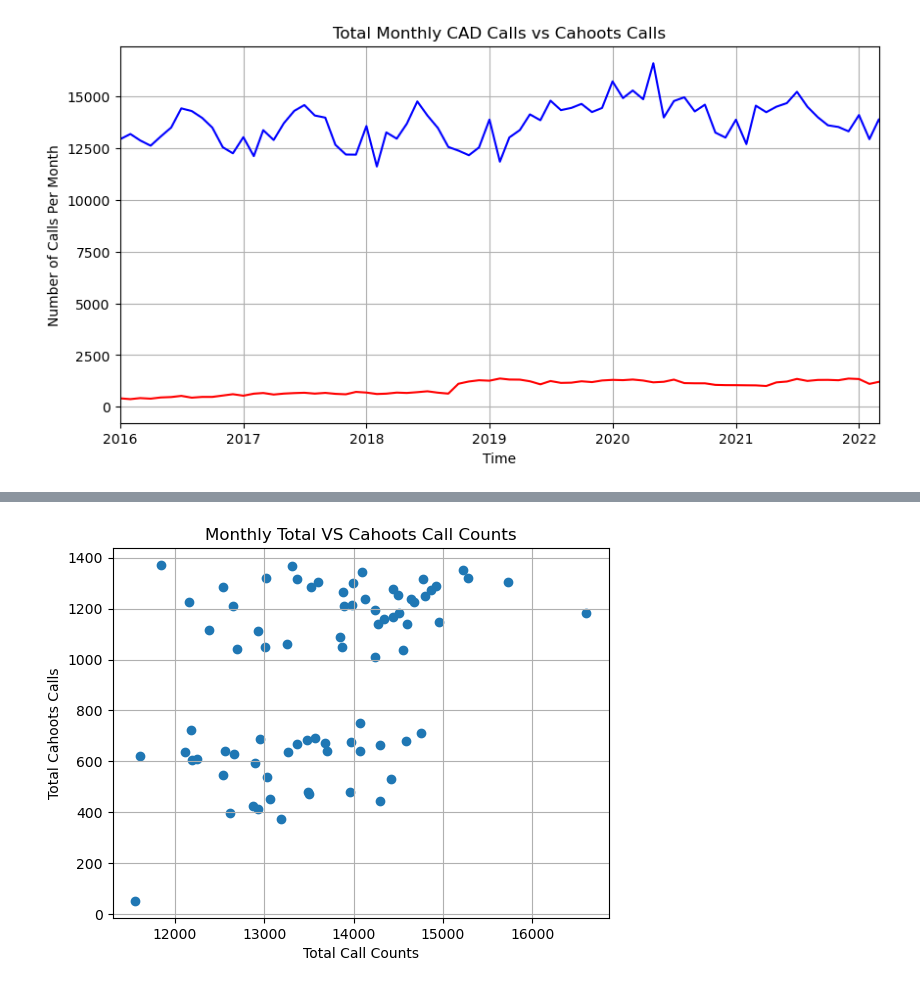
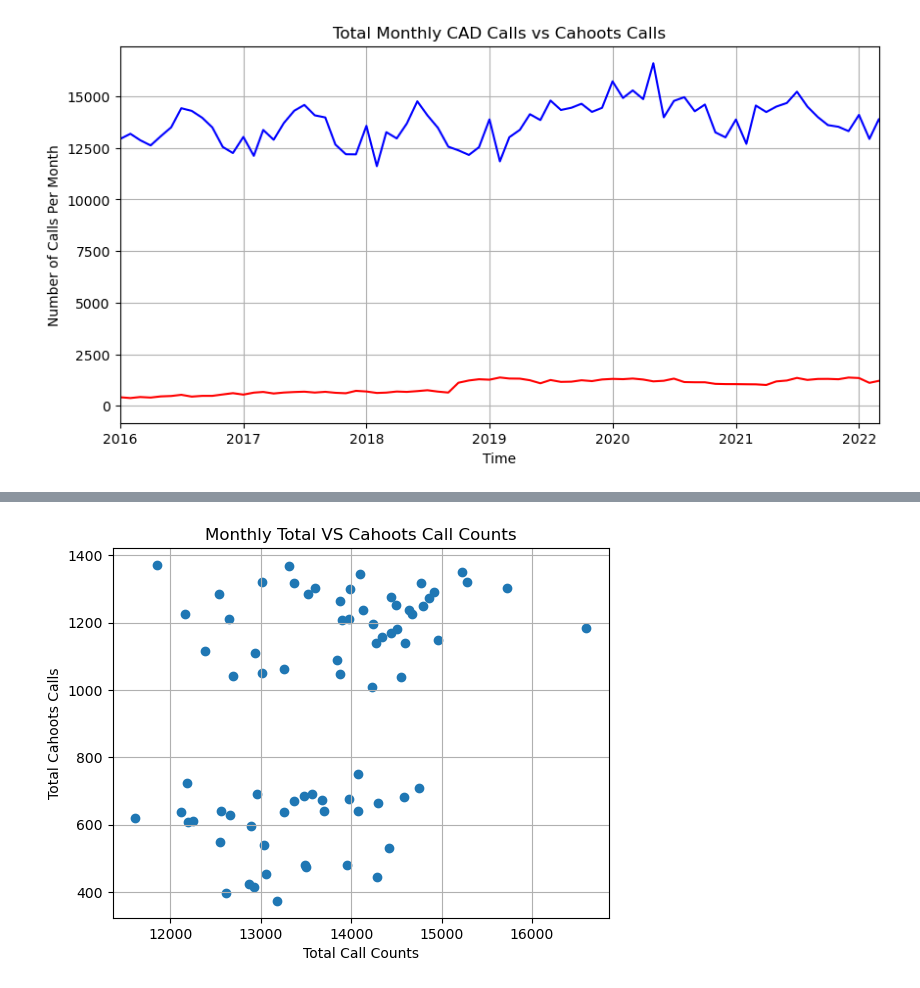
Before and after one commit to Elijah-Andrae56/ADCSI4SJ-EAndrae, a Jupyter notebook: DCSI 410 Final Project/cahoots_correlation_analysis.ipynb, the cells around one changed output, grey strips where cells are left out. Drawn from its saved outputs; the diff is of its cells as text; code cells hidden in the pictures.

```diff
--- a/DCSI 410 Final Project/cahoots_correlation_analysis.ipynb
+++ b/DCSI 410 Final Project/cahoots_correlation_analysis.ipynb
@@ -25,5 +21,3 @@ clean_data
 | 1267988 | 1616817 | 2023-12-31 22:56:40 | TRAFFIC STOP | 4F74 | 4F72 | UNIFORM TRAFFIC CITATION ISSUED |
 | 1267989 | 1616818 | 2023-12-31 22:56:40 | TRAFFIC STOP | 4F74 | 4F74 | UNIFORM TRAFFIC CITATION ISSUED |
 1267990 rows × 6 columns
-# %%
-target_call_signs = ["1J77", "3J78", "4J79"]
@@ -125,0 +104,22 @@ plt.show()
+# %%
+# Slightly different calculate counts, don't want zeros
+
+def calculate_counts_2(table: pd.DataFrame, call_signs: list):
+    # Group by month and count calls
+    monthly_call_count = table.groupby(table['Call Time'].dt.to_period('M')).size().rename('Total Calls')
+
+    # Filter data for specific call signs
+    monthly_cahoots = table[table['Call Sign'].isin(call_signs)]
+    monthly_call_sign = monthly_cahoots.groupby(monthly_cahoots['Call Time'].dt.to_period('M')).size().rename('Cahoots Calls')
+
+    # Merge the counts
+    t_v_c = pd.merge(monthly_call_count, monthly_call_sign, left_index=True, right_index=True, how='left').reset_index()
+    t_v_c['Call Time'] = t_v_c['Call Time'].dt.to_timestamp()
+
+    # Ensure correct columns are displayed
+    t_v_c = t_v_c[['Call Time', 'Cahoots Calls', 'Total Calls']]
+
+    return t_v_c
+# %%
+total_vs_cahoot_no_0s = calculate_counts_2(clean_data, target_call_signs).dropna()[:-1]
+total_vs_cahoot_no_0s
@@ -126,14 +140,14 @@ plt.show()
 # %%
-plt.scatter(total_vs_cahoot['Total Calls'], total_vs_cahoot['Cahoots Calls']) #, c=total_vs_cahoot["Color"])
+plt.scatter(total_vs_cahoot_no_0s['Total Calls'], total_vs_cahoot_no_0s['Cahoots Calls']) #, c=total_vs_cahoot["Color"])
 plt.xlabel("Total Call Counts")
 plt.ylabel("Total Cahoots Calls")
 plt.title("Monthly Total VS Cahoots Call Counts")
 
-total_vs_cahoot = total_vs_cahoot[:-1] # (Dropping a value that obscures the results)
+ # (Dropping a value that obscures the results)
 plt.grid(True)
 plt.show()
 # %% [output]
-[figure, old version]
+[figure, new version]
 # %%
 time_ranges = [
     (pd.Timestamp(call_sign_times['3J78']['First']), pd.Timestamp(call_sign_times['1J77']['First']), 'red'),
```
Also changed, not shown: parts of 11 cells of this notebook, 4 other files.
